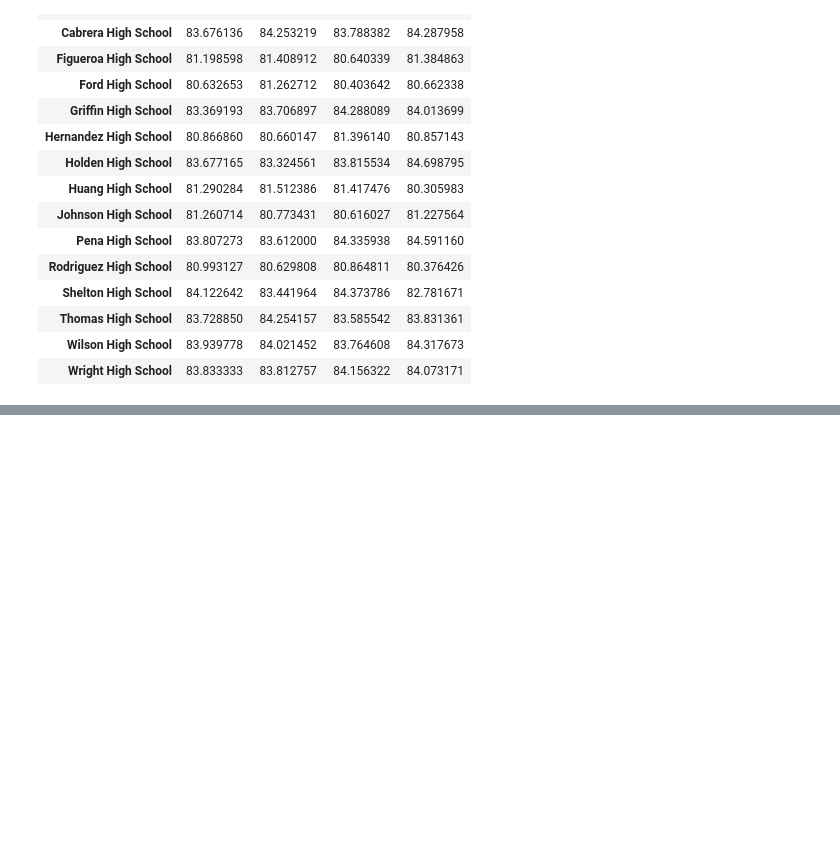
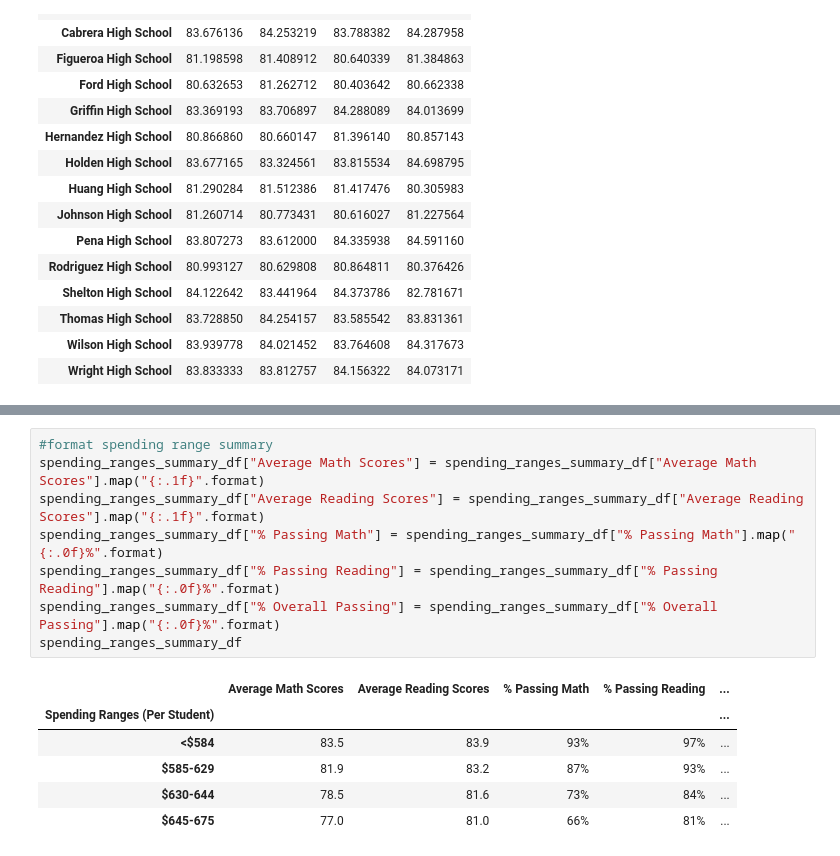
Before and after one commit to MelissaLesiewicz/School_District_Analysis, a Jupyter notebook: PyCitySchools.ipynb, the cells around one changed output, grey strips where cells are left out. Cells and saved outputs as stored; diff of their text form; blank space fills up the shorter version.

```diff
--- a/PyCitySchools.ipynb
+++ b/PyCitySchools.ipynb
@@ -710,0 +742,15 @@ reading_scores_by_grade.head()
+# %%
+#format spending range summary
+spending_ranges_summary_df["Average Math Scores"] = spending_ranges_summary_df["Average Math Scores"].map("{:.1f}".format)
+spending_ranges_summary_df["Average Reading Scores"] = spending_ranges_summary_df["Average Reading Scores"].map("{:.1f}".format)
+spending_ranges_summary_df["% Passing Math"] = spending_ranges_summary_df["% Passing Math"].map("{:.0f}%".format)
+spending_ranges_summary_df["% Passing Reading"] = spending_ranges_summary_df["% Passing Reading"].map("{:.0f}%".format)
+spending_ranges_summary_df["% Overall Passing"] = spending_ranges_summary_df["% Overall Passing"].map("{:.0f}%".format)
+spending_ranges_summary_df
+# %% [output]
+|  | Average Math Scores | Average Reading Scores | % Passing Math | % Passing Reading | ... |
+| Spending Ranges (Per Student) |  |  |  |  | ... |
+| <$584 | 83.5 | 83.9 | 93% | 97% | ... |
+| $585-629 | 81.9 | 83.2 | 87% | 93% | ... |
+| $630-644 | 78.5 | 81.6 | 73% | 84% | ... |
+| $645-675 | 77.0 | 81.0 | 66% | 81% | ... |
```
Also changed, not shown: parts of 11 cells of this notebook.
